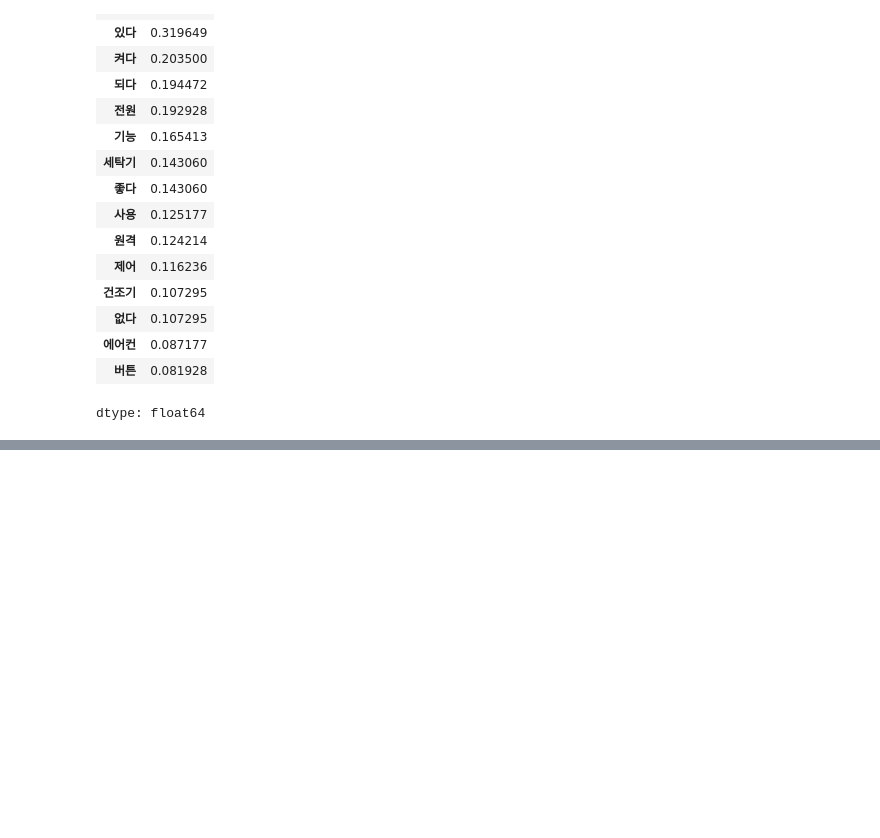
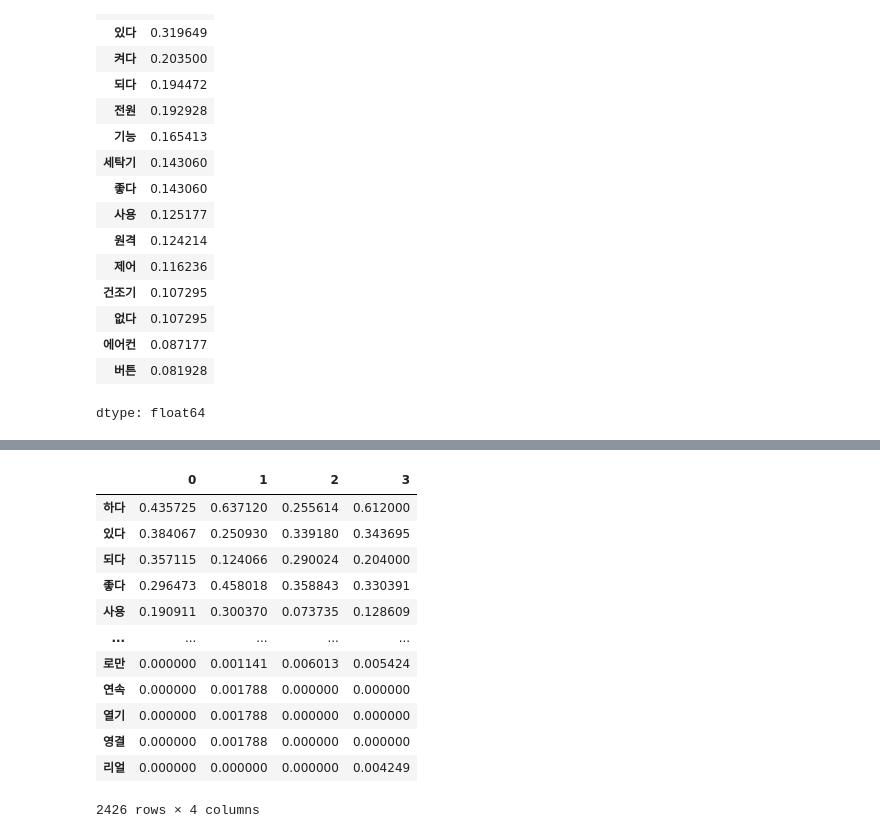
Before and after one commit to donna6355/study_python, a Jupyter notebook: ml_pre_processing.ipynb, the cells around one changed output, grey strips where cells are left out. Drawn from its saved outputs; the diff is of its cells as text; code cells hidden in the pictures; blank space fills up the shorter version.

```diff
--- a/ml_pre_processing.ipynb
+++ b/ml_pre_processing.ipynb
@@ -387,0 +625,45 @@ result.head(30)
+# %%
+from collections import Counter
+import numpy as np
+from sklearn.feature_extraction.text import TfidfVectorizer
+
+def calc_tfidf(df, label):
+  all_document = []
+  for i in df[label].unique():
+    temp = df.loc[df[label] == i]['token']
+    cluster_document = ''
+    for w in temp:
+      doc = " ".join(w)+' '
+      cluster_document+=doc
+    all_document.append(cluster_document)
+  all_document[0]
+
+  #tf-idf vectorizer
+  vectorizer = TfidfVectorizer()
+  tfidf = vectorizer.fit_transform(all_document)
+
+  #transform to dataFrame
+  feature_names = vectorizer.get_feature_names_out() #vocab
+  tfidf = tfidf.toarray()
+
+
+  tfidf = pd.DataFrame(tfidf, columns = feature_names)
+  tfidf = tfidf.transpose() #swap row - col
+  return tfidf
+
+cluster0_tfidf = calc_tfidf(df_cluster0,'topic')
+cluster0_tfidf.sort_values(by = 0,ascending=False)
+# %% [output]
+|  | 0 | 1 | 2 | 3 |
+| 하다 | 0.435725 | 0.637120 | 0.255614 | 0.612000 |
+| 있다 | 0.384067 | 0.250930 | 0.339180 | 0.343695 |
+| 되다 | 0.357115 | 0.124066 | 0.290024 | 0.204000 |
+| 좋다 | 0.296473 | 0.458018 | 0.358843 | 0.330391 |
+| 사용 | 0.190911 | 0.300370 | 0.073735 | 0.128609 |
+| ... | ... | ... | ... | ... |
+| 로만 | 0.000000 | 0.001141 | 0.006013 | 0.005424 |
+| 연속 | 0.000000 | 0.001788 | 0.000000 | 0.000000 |
+| 열기 | 0.000000 | 0.001788 | 0.000000 | 0.000000 |
+| 영결 | 0.000000 | 0.001788 | 0.000000 | 0.000000 |
+| 리얼 | 0.000000 | 0.000000 | 0.000000 | 0.004249 |
+2426 rows × 4 columns
```
Also changed, not shown: parts of 17 cells of this notebook.
